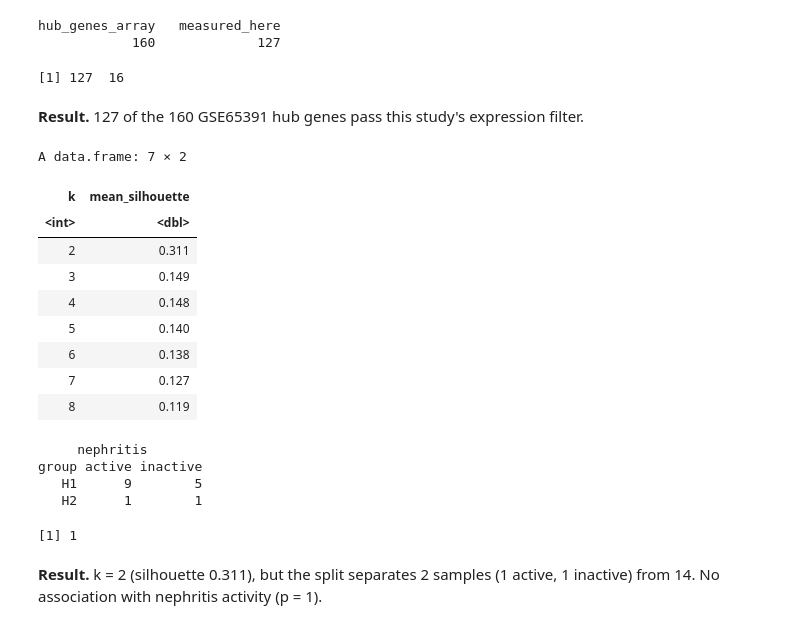
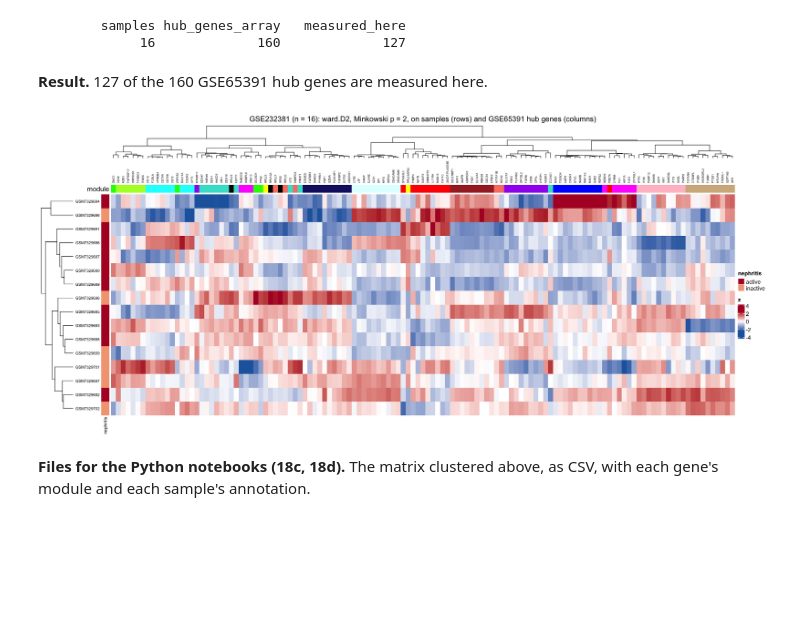
Before and after one commit to NIH-NLM/endotypes-transcriptomics, a Jupyter notebook: ipynb/17_GSE232381_bulk_RNA_seq_heatmap_hclust.ipynb, the cells around one changed output. Drawn from its saved outputs; the diff is of its cells as text; code cells hidden in the pictures; blank space fills up the shorter version.

```diff
--- a/ipynb/17_GSE232381_bulk_RNA_seq_heatmap_hclust.ipynb
+++ b/ipynb/17_GSE232381_bulk_RNA_seq_heatmap_hclust.ipynb
@@ -19,47 +17,45 @@ against `nephritis_active`: Fisher's exact test. **A finding** is p < 0.05.
 # %%
 source("../src/paths.R")
-suppressMessages({library(ComplexHeatmap); library(circlize); library(cluster)})
+suppressMessages({library(ComplexHeatmap); library(circlize)})
 x    <- readRDS(art("GSE232381", "expression.rds"))
 meta <- readRDS(art("GSE232381", "metadata.rds"))
 mg   <- read.csv(art("GSE65391", "module_genes.csv"))
 hub  <- do.call(rbind, lapply(split(mg, mg$module), function(d) head(d[order(-d$kME), ], 10)))
 hub  <- hub[hub$gene %in% rownames(x$E), ]
-c(hub_genes_array = 10 * length(unique(mg$module)), measured_here = nrow(hub))
-Z <- t(scale(t(x$E[hub$gene, meta$sample])))
-Z <- Z[rowSums(is.na(Z)) == 0, ]; gene_module <- hub$module[match(rownames(Z), hub$gene)]
-dim(Z)
+X <- scale(t(x$E[hub$gene, meta$sample]))                 # samples x genes
+X <- X[, colSums(is.na(X)) == 0]; gene_module <- hub$module[match(colnames(X), hub$gene)]
+Xc <- pmin(pmax(X, -2.5), 2.5)
+hc_samples <- hclust(dist(X, method = "minkowski", p = 2), method = "ward.D2")
+hc_genes   <- hclust(dist(t(X), method = "minkowski", p = 2), method = "ward.D2")
+c(samples = nrow(X), hub_genes_array = 10 * length(unique(mg$module)), measured_here = ncol(X))
 # %% [output]
-hub_genes_array   measured_here
-            160             127
+        samples hub_genes_array   measured_here
+             16             160             127
-[1] 127  16
 # %% [markdown]
-**Result.** 127 of the 160 GSE65391 hub genes pass this study's expression filter.
+**Result.** 127 of the 160 GSE65391 hub genes are measured here.
 # %%
-hc_genes   <- hclust(dist(Z), method = "ward.D2")
-hc_samples <- hclust(dist(t(Z)), method = "ward.D2")
-sil <- sapply(2:8, function(k) mean(silhouette(cutree(hc_samples, k), dist(t(Z)))[, "sil_width"]))
-data.frame(k = 2:8, mean_silhouette = round(sil, 3))
-K <- (2:8)[which.max(sil)]
-group <- factor(paste0("H", cutree(hc_samples, K)))
-table(group = group, nephritis = ifelse(meta$ln_active == 1, "active", "inactive"))
-fisher.test(table(group, meta$ln_active))$p.value
+options(repr.plot.width = 18, repr.plot.height = 8)
+figure <- function() {
+  Heatmap(Xc, name = "z", col = colorRamp2(c(-2.5, 0, 2.5), c("#2166AC", "white", "#B2182B")),
+          cluster_rows = hc_samples, cluster_columns = hc_genes,
+          row_dend_side = "left", column_dend_side = "top",
+          row_dend_width = unit(20, "mm"), column_dend_height = unit(20, "mm"),
+          show_row_names = TRUE, row_names_side = "left", row_names_gp = gpar(fontsize = 7), column_names_side = "top", column_names_gp = gpar(fontsize = 5),
+          top_annotation = HeatmapAnnotation(module = gene_module, col = list(module = setNames(unique(gene_module), unique(gene_module))),
+                                             show_legend = FALSE, annotation_name_side = "left"),
+          left_annotation = rowAnnotation(nephritis = ifelse(meta$ln_active == 1, "active", "inactive"),
+                                          col = list(nephritis = c(active = "#B2182B", inactive = "#F4A582")),
+                                          annotation_name_gp = gpar(fontsize = 8)),
+          column_title = "GSE232381 (n = 16): ward.D2, Minkowski p = 2, on samples (rows) and GSE65391 hub genes (columns)")
+}
+for (device in c("inline", "png")) {               # shown here, and saved as a 300 dpi PNG
+  if (device == "png") png(fig("GSE232381", "17_GSE232381_bulk_RNA_seq_heatmap_hclust_1.png"), width = 18, height = 8, units = "in", res = 300)
+  out <- figure(); if (inherits(out, c("Heatmap", "HeatmapList"))) draw(out)
+  if (device == "png") invisible(dev.off())
+}
 # %% [output]
-A data.frame: 7 × 2
-| k | mean_silhouette |
-| <int> | <dbl> |
-| 2 | 0.311 |
-| 3 | 0.149 |
-| 4 | 0.148 |
-| 5 | 0.140 |
-| 6 | 0.138 |
-| 7 | 0.127 |
-| 8 | 0.119 |
-     nephritis
-group active inactive
-   H1      9        5
-   H2      1        1
-[1] 1
+[figure, added]
 # %% [markdown]
-**Result.** k = 2 (silhouette 0.311), but the split separates 2 samples (1 active, 1 inactive) from 14.
-No association with nephritis activity (p = 1).
+**Files for the Python notebooks (18c, 18d).** The matrix clustered above, as CSV, with each gene's
+module and each sample's annotation.
 # %%
```
Also changed, not shown: parts of 2 cells of this notebook, 44 other files.
